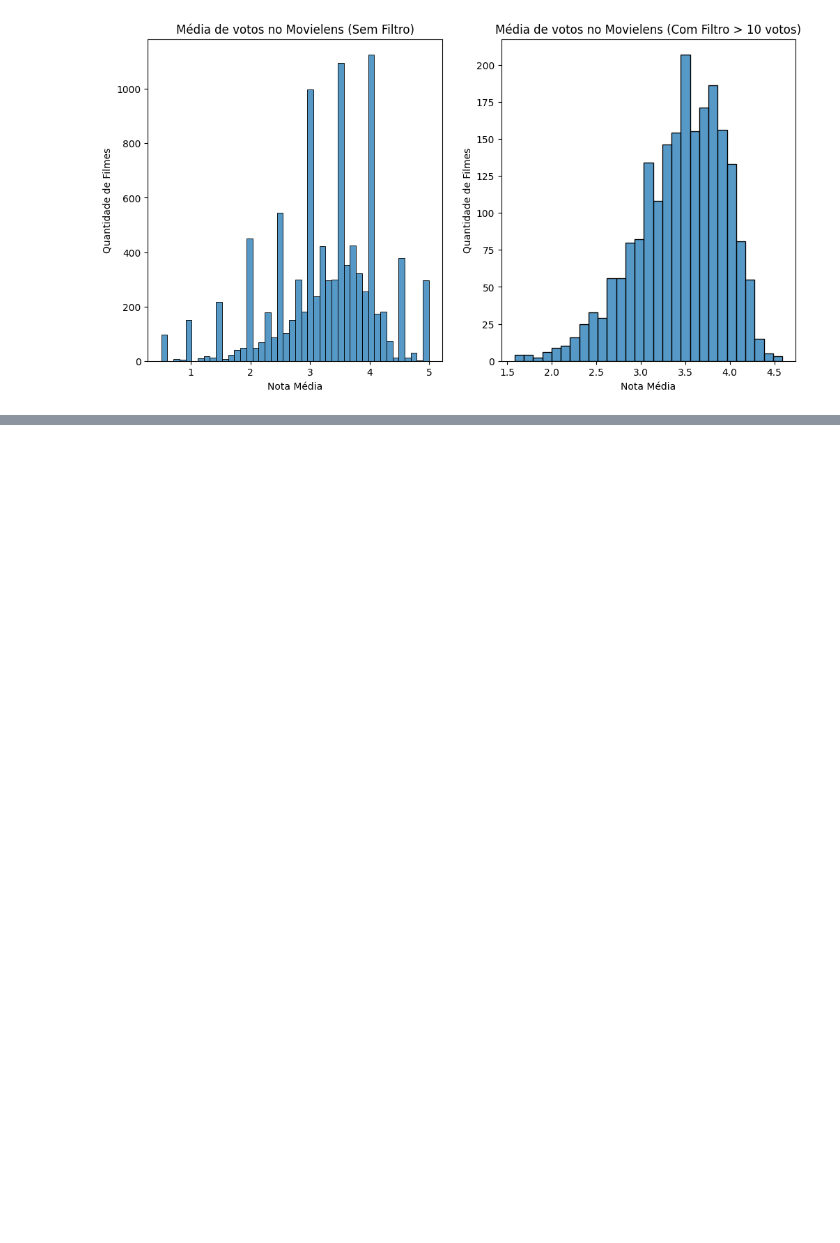
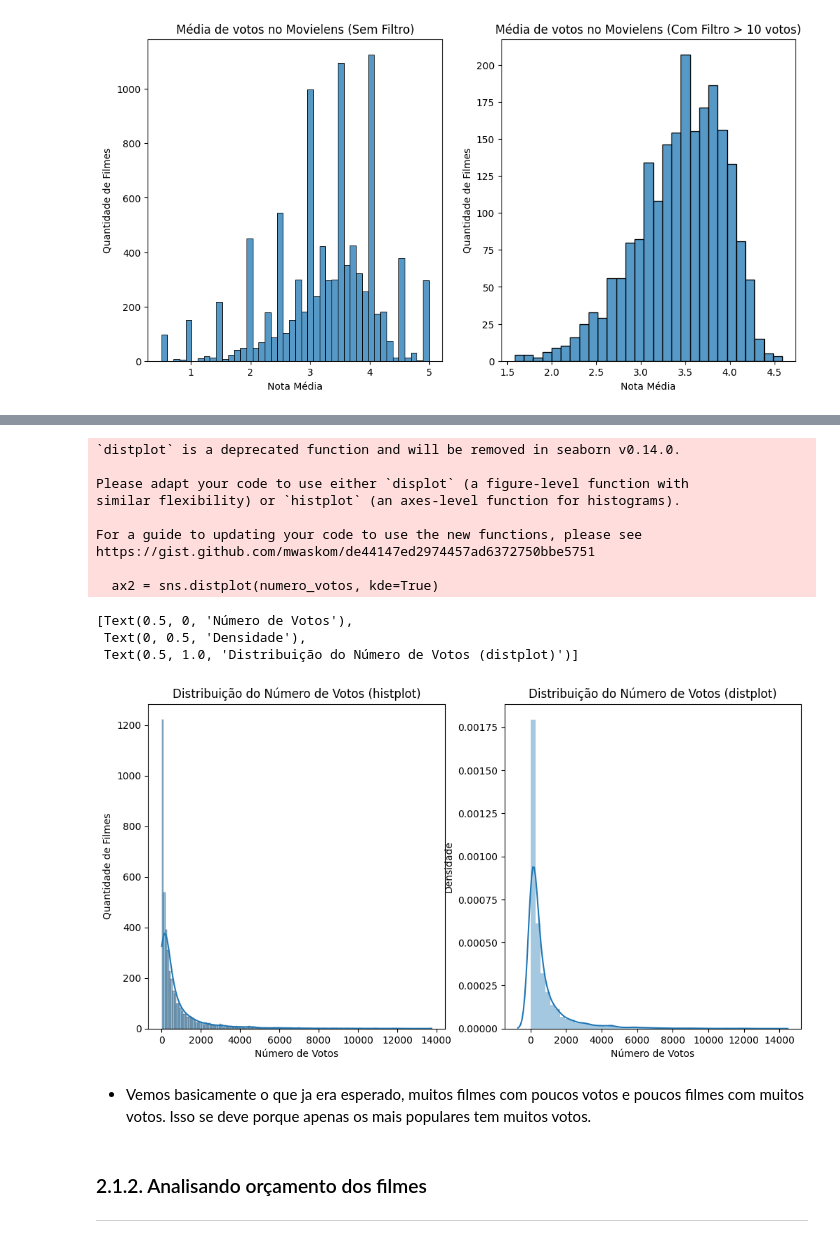
Before and after one commit to JonasSouza871/Machine-Learning-Statistics-Studies, a Jupyter notebook: Testes_Estatísticos_com_Python.ipynb, the cells around one changed output, grey strips where cells are left out. Cells and saved outputs as stored; diff of their text form; code cells hidden in the pictures; blank space fills up the shorter version.

```diff
--- a/Testes_Estatísticos_com_Python.ipynb
+++ b/Testes_Estatísticos_com_Python.ipynb
@@ -255,0 +355,32 @@ ax2.set(xlabel="Nota Média", ylabel="Quantidade de Filmes", title="Média de vo
+# %%
+numero_votos = tmdb_com_mais_de_10_votos.vote_count
+
+plt.figure(figsize=(12, 6))
+
+plt.subplot(1, 2, 1)
+ax1 = sns.histplot(numero_votos, kde=True)
+ax1.set(xlabel="Número de Votos", ylabel="Quantidade de Filmes", title="Distribuição do Número de Votos (histplot)")
+
+plt.subplot(1, 2, 2)
+ax2 = sns.distplot(numero_votos, kde=True)
+ax2.set(xlabel="Número de Votos", ylabel="Densidade", title="Distribuição do Número de Votos (distplot)")
+# %% [output]
+`distplot` is a deprecated function and will be removed in seaborn v0.14.0.
+
+Please adapt your code to use either `displot` (a figure-level function with
+similar flexibility) or `histplot` (an axes-level function for histograms).
+
+For a guide to updating your code to use the new functions, please see
+https://gist.github.com/mwaskom/de44147ed2974457ad6372750bbe5751
+
+  ax2 = sns.distplot(numero_votos, kde=True)
+[Text(0.5, 0, 'Número de Votos'),
+ Text(0, 0.5, 'Densidade'),
+ Text(0.5, 1.0, 'Distribuição do Número de Votos (distplot)')]
+[figure, added]
+# %% [markdown]
+- Vemos basicamente o que ja era esperado, muitos filmes com poucos votos e poucos filmes com muitos votos. Isso se deve porque apenas os mais populares tem muitos votos.
+# %% [markdown]
+### 2.1.2. Analisando orçamento dos filmes
+
+-----
```
Also changed, not shown: parts of 58 cells of this notebook.
